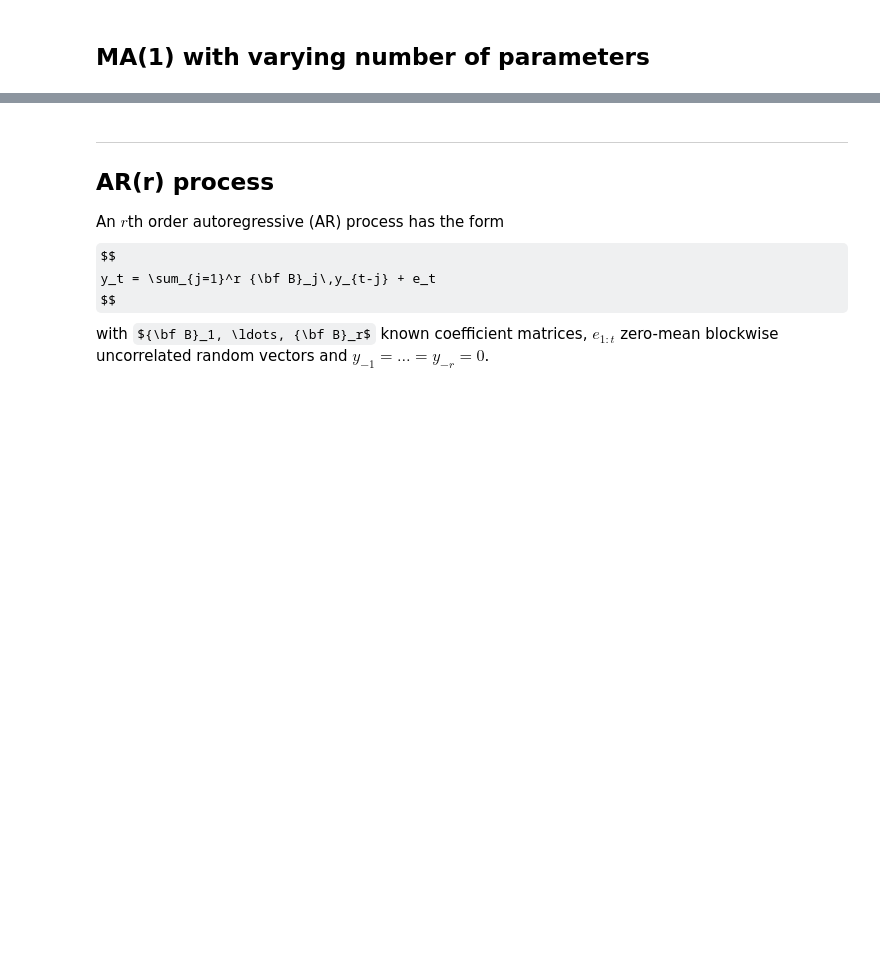
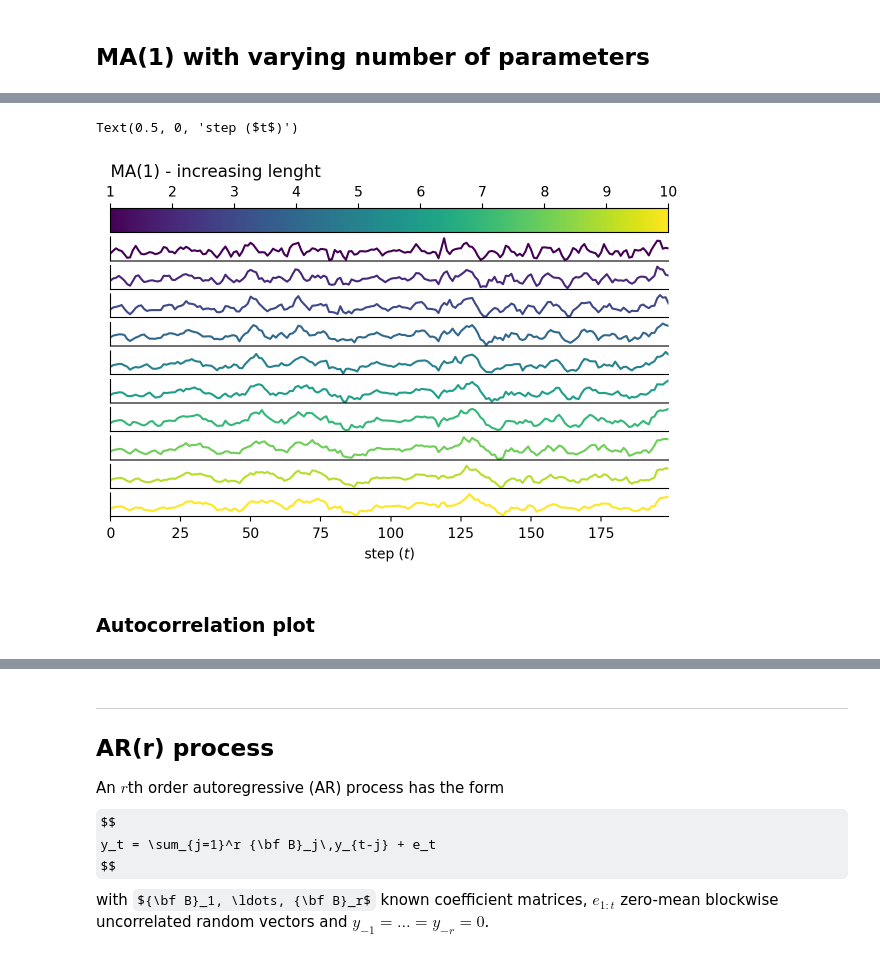
Before and after one commit to gerdm/filtering-notes, a Jupyter notebook: 02-state-space-models/arma-ssm.ipynb, the cells around one changed output, grey strips where cells are left out. Cells and saved outputs as stored; diff of their text form; code cells hidden in the pictures; some formulas as TeX source; blank space fills up the shorter version.

```diff
--- a/02-state-space-models/arma-ssm.ipynb
+++ b/02-state-space-models/arma-ssm.ipynb
@@ -185,0 +228,29 @@ Text(0.5, 0, 'step ($t$)')
+# %%
+fig = plt.figure()
+gs = GridSpec(n_values + 1, 1)
+
+cmap = plt.cm.viridis
+mappable = create_cbar_mappable(cmap, H_ma_lenghts.min(), H_ma_lenghts.max())
+
+ax_cbar = fig.add_subplot(gs[0])
+cbar = plt.colorbar(mappable, cax=ax_cbar, orientation="horizontal")
+ax_cbar.tick_params(top=True, labeltop=True, bottom=False, labelbottom=False)
+ax_cbar.set_title("MA(1) - increasing lenght", loc="left")
+
+colors = cmap(jnp.linspace(0, 1, n_values))
+for i, (c, b) in enumerate(zip(colors, ma_sims)):
+    ax = fig.add_subplot(gs[i+1])
+
+    ax.set_yticks([])
+    ax.plot(ma_sims[b], c=c)
+    ax.set_xlim(0, n_steps-1)
+    if i != n_values-1:
+        ax.set_xticks([])
+
+ax.set_xlabel("step ($t$)")
+# plt.savefig("ma1-sample.png", dpi=300, bbox_inches="tight")
+# %% [output]
+Text(0.5, 0, 'step ($t$)')
+[figure, added]
+# %% [markdown]
+### Autocorrelation plot
```
Also changed, not shown: parts of 40 cells of this notebook.
